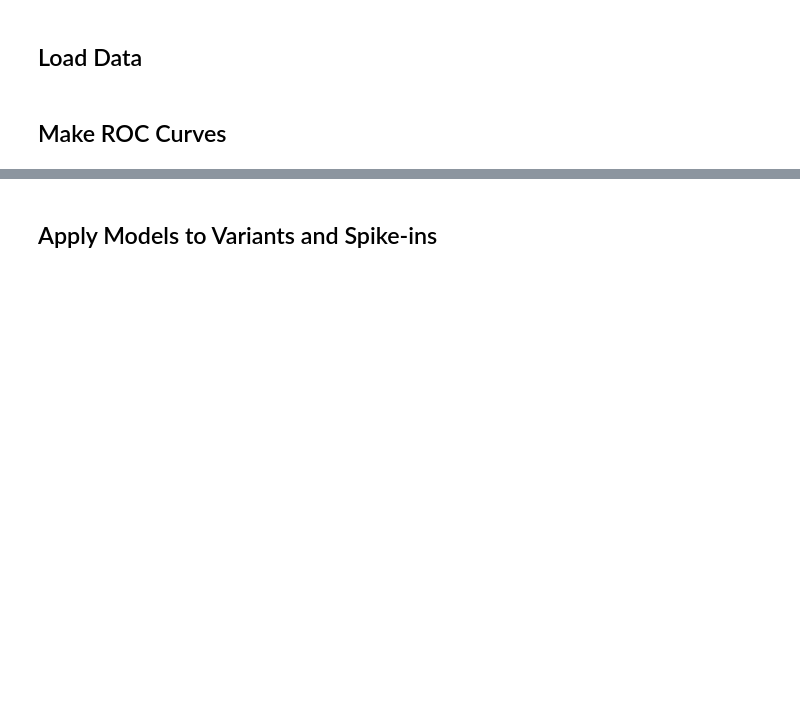
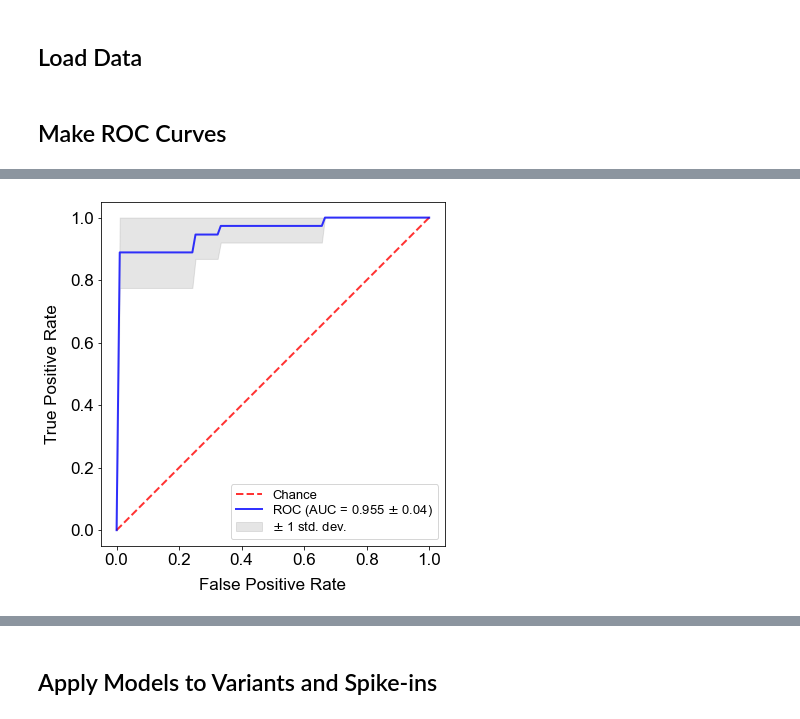
Before and after one commit to czbiohub-sf/Covid-Host-Classifier-Code, a Jupyter notebook: Cleaned PCR Data/Cleaned PCR Data Code.ipynb, the cells around one changed output, grey strips where cells are left out. Cells and saved outputs as stored; diff of their text form; code cells hidden in the pictures; blank space fills up the shorter version.

```diff
--- a/Cleaned PCR Data/Cleaned PCR Data Code.ipynb
+++ b/Cleaned PCR Data/Cleaned PCR Data Code.ipynb
@@ -127,3 +136,7 @@ for one in ['IFI6', 'IFI27', 'IFI44', 'IFI44L']:
+# %%
+plot_curve('ov', ['IFI44', 'GBP5'])
+# %% [output]
+[figure, added]
 # %%
 def plot_curve_1g(comp, gene):
 
```
Also changed, not shown: parts of 17 cells of this notebook, 2 other files.
